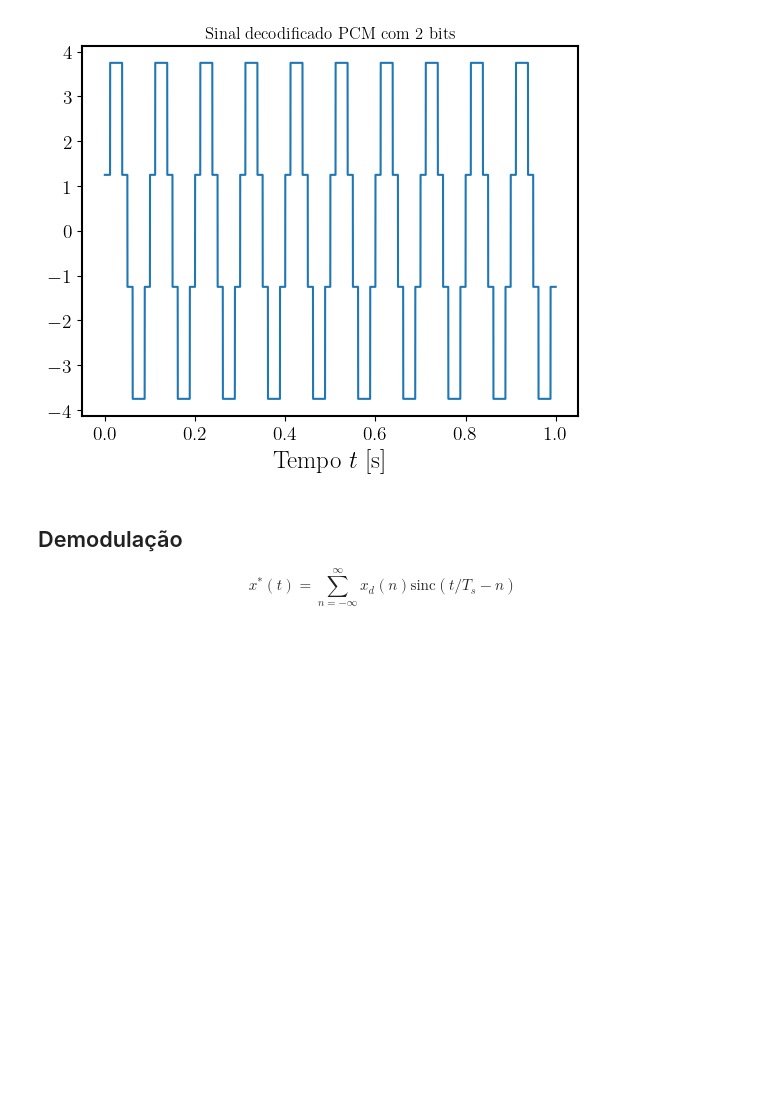
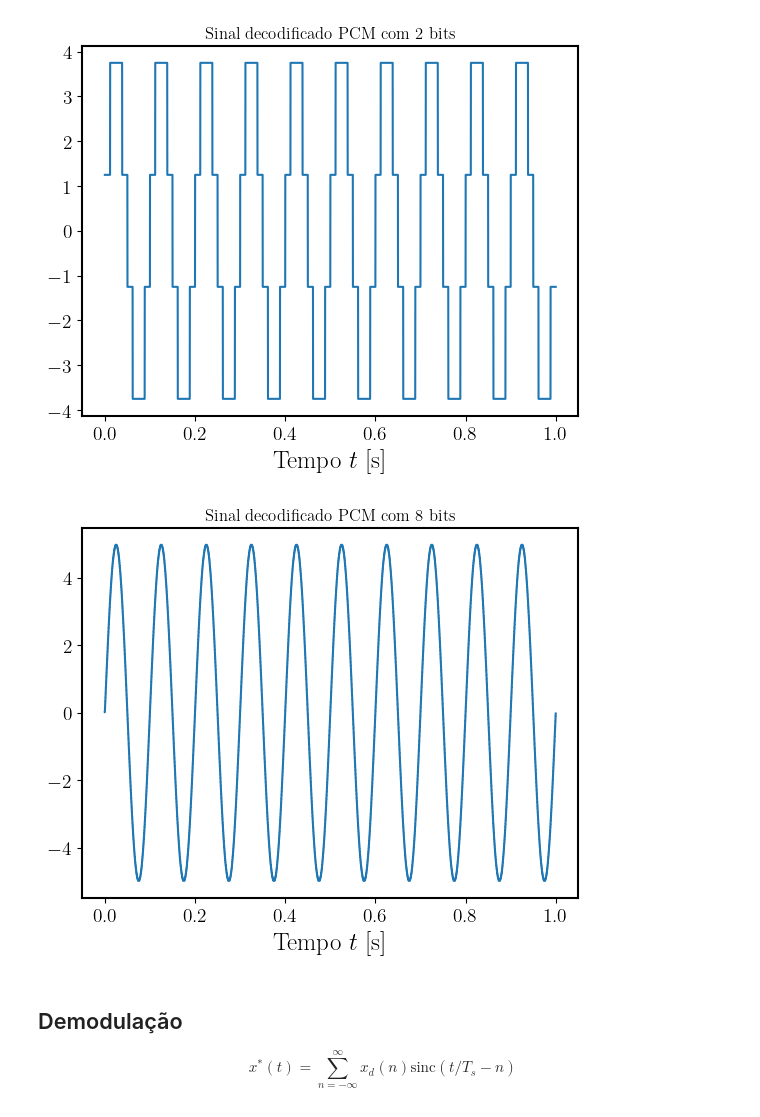
Before and after one commit to vini-fda/EET50-Lab2, a Jupyter notebook: lab2.ipynb, the cells around one changed output. Saved outputs shown, nothing was run; the diff lists cells and outputs as text; code cells hidden in the pictures; blank space fills up the shorter version.

```diff
--- a/lab2.ipynb
+++ b/lab2.ipynb
@@ -67,6 +67,17 @@ plt.xlabel(r'Tempo $t$ [s]')
 plt.savefig('pcm_sinal_senoidal_decodificado_2_bits.eps')
 # %% [output]
 [figure]
+# %%
+x_m = pcm_codification(pcm_quantization(s, a, 8), 8)
+fs = 1 / ts
+fc = 20.0
+decoded_8bits = pcm_decodification(x_m, a, 8)
+plt.plot(t, decoded_8bits)
+plt.title(r'Sinal decodificado PCM com 8 bits')
+plt.xlabel(r'Tempo $t$ [s]')
+plt.savefig('pcm_sinal_senoidal_decodificado_8_bits.eps')
+# %% [output]
+[figure, added]
 # %% [markdown]
 ## Demodulação
 
```
Also changed, not shown: parts of 22 cells of this notebook, 2 other files.
